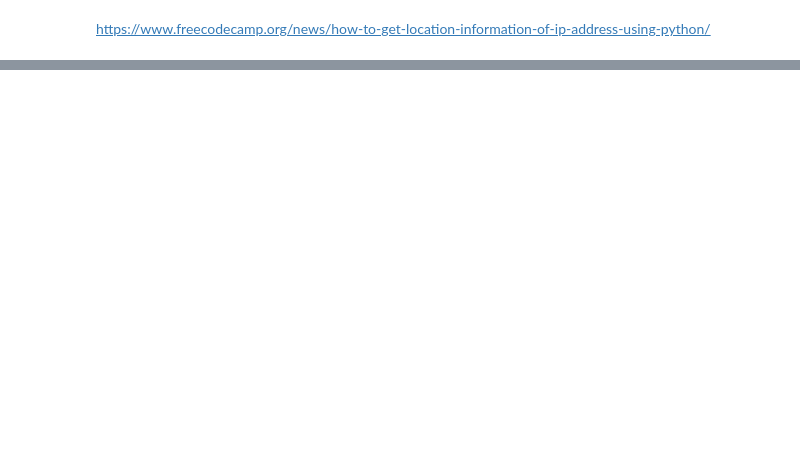
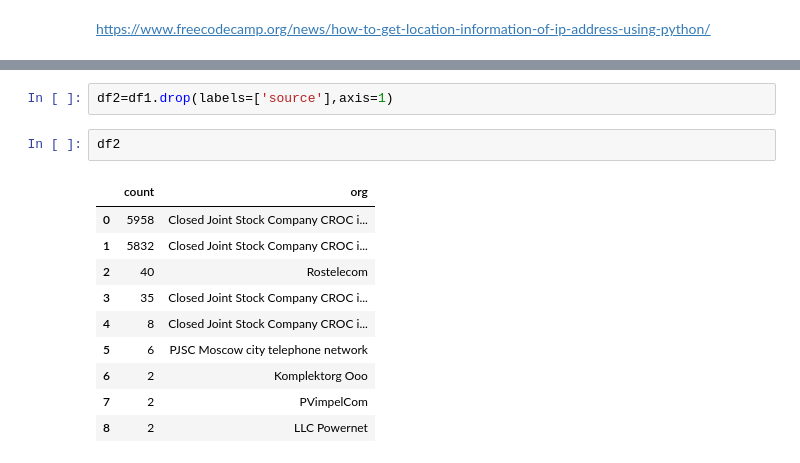
Before and after one commit to alex-chin/muzmonitor, a Jupyter notebook: investigation.ipynb, the cells around one changed output, grey strips where cells are left out. Drawn from its saved outputs; the diff is of its cells as text; blank space fills up the shorter version.

```diff
--- a/investigation.ipynb
+++ b/investigation.ipynb
@@ -69,0 +93,15 @@ https://www.freecodecamp.org/news/how-to-get-location-information-of-ip-address-
+# %%
+df2=df1.drop(labels=['source'],axis=1)
+# %%
+df2
+# %% [output]
+|  | count | org |
+| 0 | 5958 | Closed Joint Stock Company CROC i... |
+| 1 | 5832 | Closed Joint Stock Company CROC i... |
+| 2 | 40 | Rostelecom |
+| 3 | 35 | Closed Joint Stock Company CROC i... |
+| 4 | 8 | Closed Joint Stock Company CROC i... |
+| 5 | 6 | PJSC Moscow city telephone network |
+| 6 | 2 | Komplektorg Ooo |
+| 7 | 2 | PVimpelCom |
+| 8 | 2 | LLC Powernet |
```
Also changed, not shown: parts of 12 cells of this notebook.
